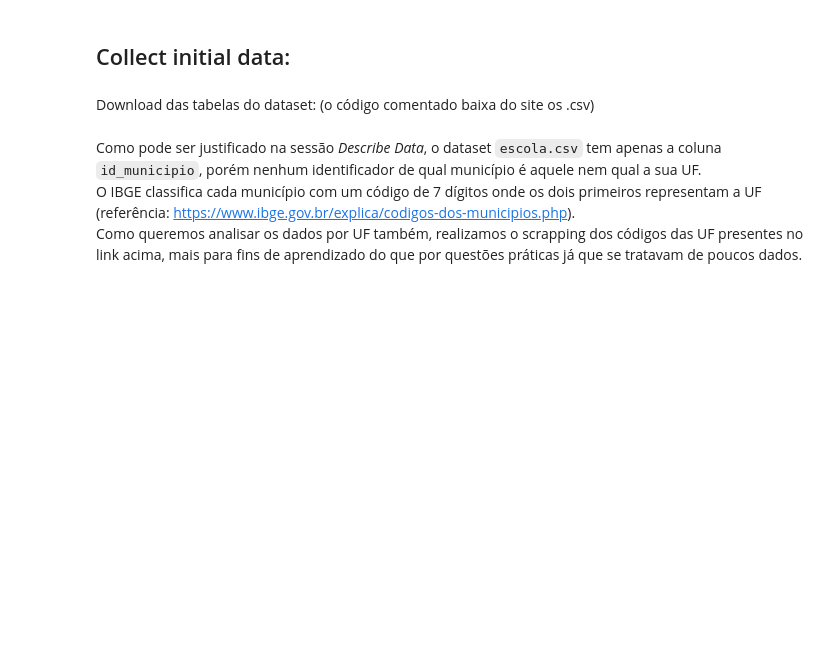
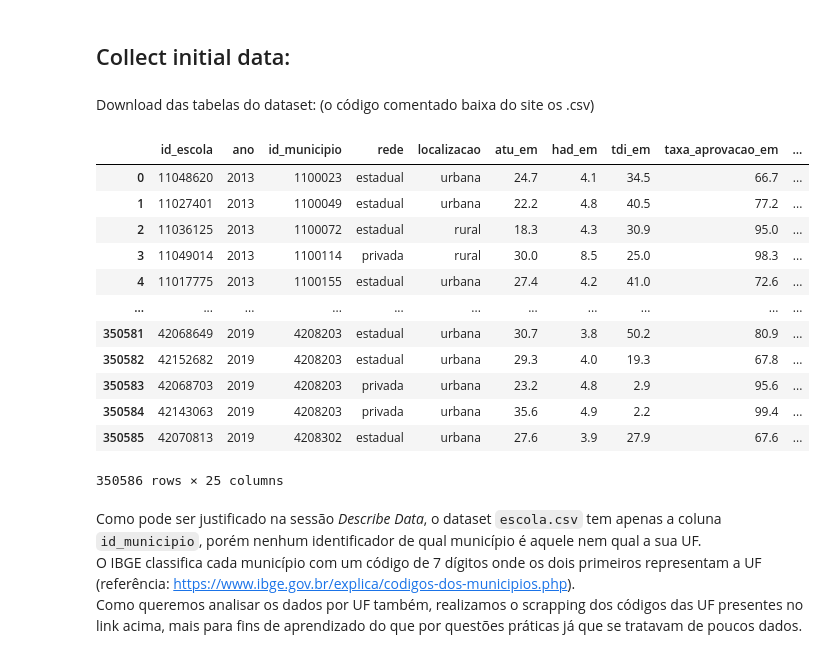
Before and after one commit to maisafraiz/projeto-amd, a Jupyter notebook: project.ipynb, the cells around one changed output. Drawn from its saved outputs; the diff is of its cells as text; code cells hidden in the pictures; blank space fills up the shorter version.

```diff
--- a/project.ipynb
+++ b/project.ipynb
@@ -69,5 +69,21 @@ billing_project_id="trabalho-amd"
 Download das tabelas do dataset:
 (o código comentado baixa do site os .csv)
 # %%
-#bd.download(dataset_id=dataset_id, table_id='escola', savepath='data/escola.csv', billing_project_id=billing_project_id)
-df_escola = pd.read_csv('data/escola.csv')
+# bd.download(dataset_id=dataset_id, table_id='escola', savepath='data/escola.csv', billing_project_id=billing_project_id)
+# df_escola = pd.read_csv('data/escola.csv')
+df_escola_em = pd.read_pickle('df_escola_em.pkl')
+df_escola_em
+# %% [output]
+|  | id_escola | ano | id_municipio | rede | localizacao | atu_em | had_em | tdi_em | taxa_aprovacao_em | ... |
+| 0 | 11048620 | 2013 | 1100023 | estadual | urbana | 24.7 | 4.1 | 34.5 | 66.7 | ... |
+| 1 | 11027401 | 2013 | 1100049 | estadual | urbana | 22.2 | 4.8 | 40.5 | 77.2 | ... |
+| 2 | 11036125 | 2013 | 1100072 | estadual | rural | 18.3 | 4.3 | 30.9 | 95.0 | ... |
+| 3 | 11049014 | 2013 | 1100114 | privada | rural | 30.0 | 8.5 | 25.0 | 98.3 | ... |
+| 4 | 11017775 | 2013 | 1100155 | estadual | urbana | 27.4 | 4.2 | 41.0 | 72.6 | ... |
+| ... | ... | ... | ... | ... | ... | ... | ... | ... | ... | ... |
+| 350581 | 42068649 | 2019 | 4208203 | estadual | urbana | 30.7 | 3.8 | 50.2 | 80.9 | ... |
+| 350582 | 42152682 | 2019 | 4208203 | estadual | urbana | 29.3 | 4.0 | 19.3 | 67.8 | ... |
+| 350583 | 42068703 | 2019 | 4208203 | privada | urbana | 23.2 | 4.8 | 2.9 | 95.6 | ... |
+| 350584 | 42143063 | 2019 | 4208203 | privada | urbana | 35.6 | 4.9 | 2.2 | 99.4 | ... |
+| 350585 | 42070813 | 2019 | 4208302 | estadual | urbana | 27.6 | 3.9 | 27.9 | 67.6 | ... |
+350586 rows × 25 columns
```
Also changed, not shown: parts of 3 cells of this notebook, 1 other file.
